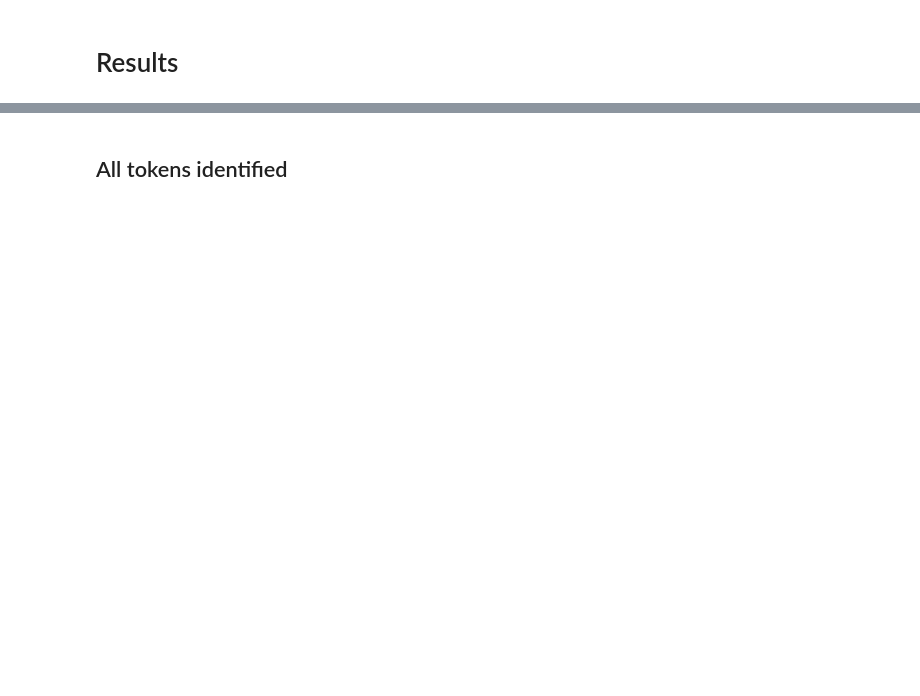
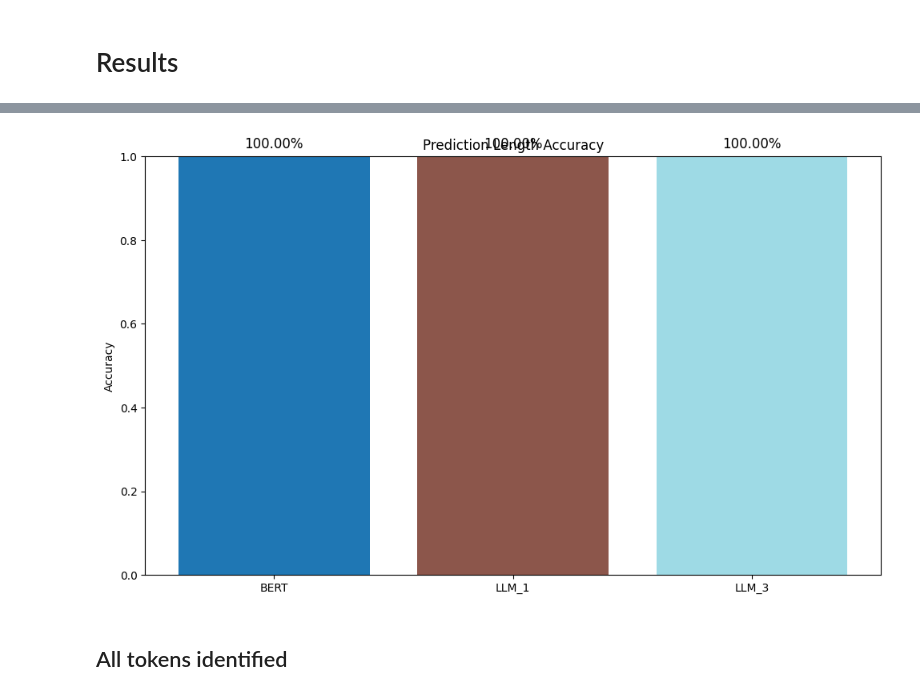
Before and after one commit to alvaro-francisco-gil/text-mining, a Jupyter notebook: 03_name_entity_recognition/03_name_entity_recognition.ipynb, the cells around one changed output, grey strips where cells are left out. Saved outputs shown, nothing was run; the diff lists cells and outputs as text; code cells hidden in the pictures; blank space fills up the shorter version.

```diff
--- a/03_name_entity_recognition/03_name_entity_recognition.ipynb
+++ b/03_name_entity_recognition/03_name_entity_recognition.ipynb
@@ -642,10 +491,0 @@ format_sentence=False
-# %%
-df = evaluate_predictions(
-    sentences=sentences,
-    ground_truth_tags=ground_truth_tags,
-    train_sentences=train_sentences,
-    train_ground_truth_tags=train_ground_truth_tags,
-    examples_provided=examples_provided,
-    format_sentence=format_sentence,
-    output_csv="01_results.csv"
-)
@@ -716,2 +691,6 @@ plot_overall_accuracy(df)
+# %%
+plot_prediction_length_accuracy(results)
+# %% [output]
+[figure, added]
 # %% [markdown]
 ## All tokens identified
```
Also changed, not shown: parts of 55 cells of this notebook.
